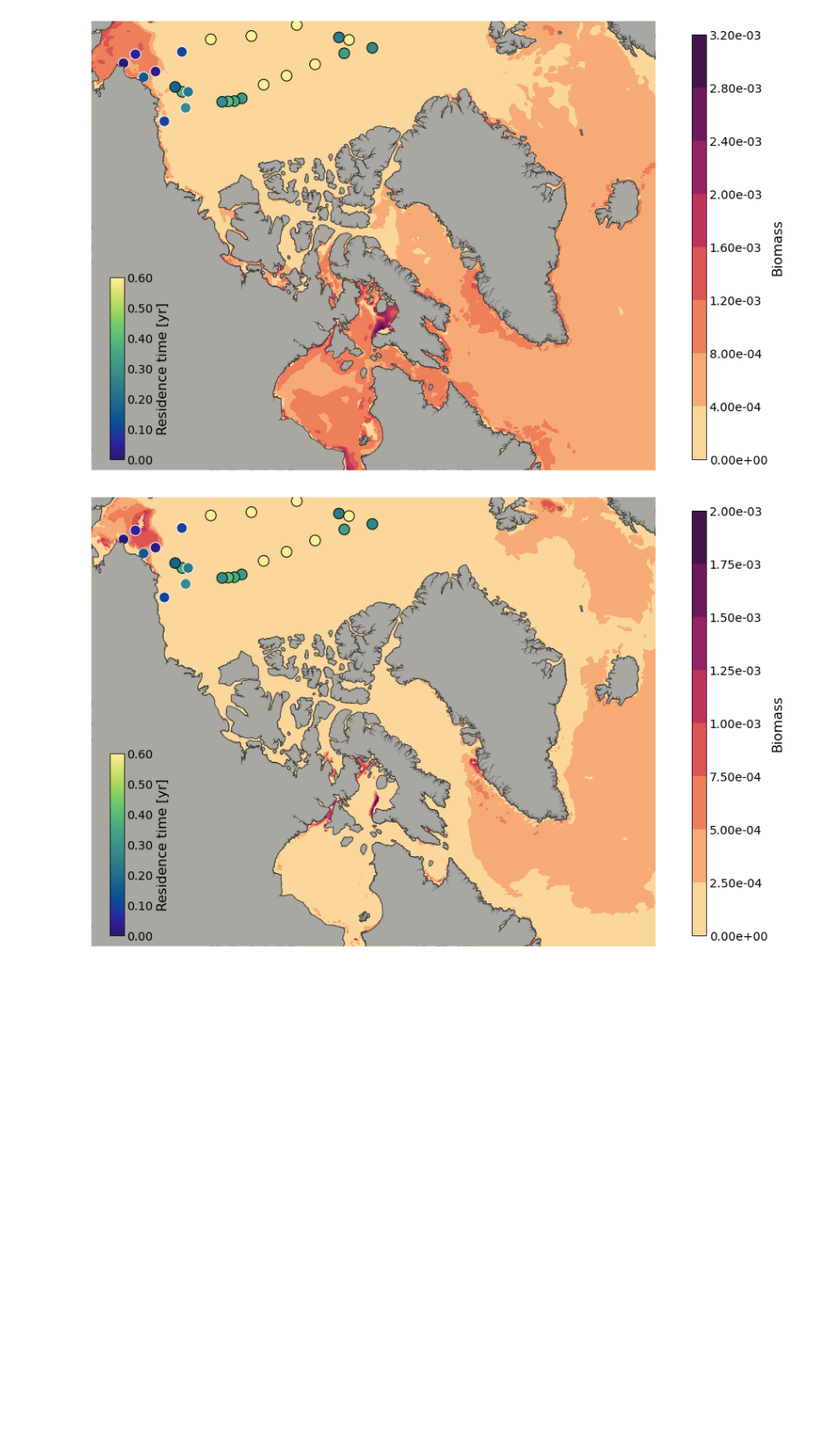
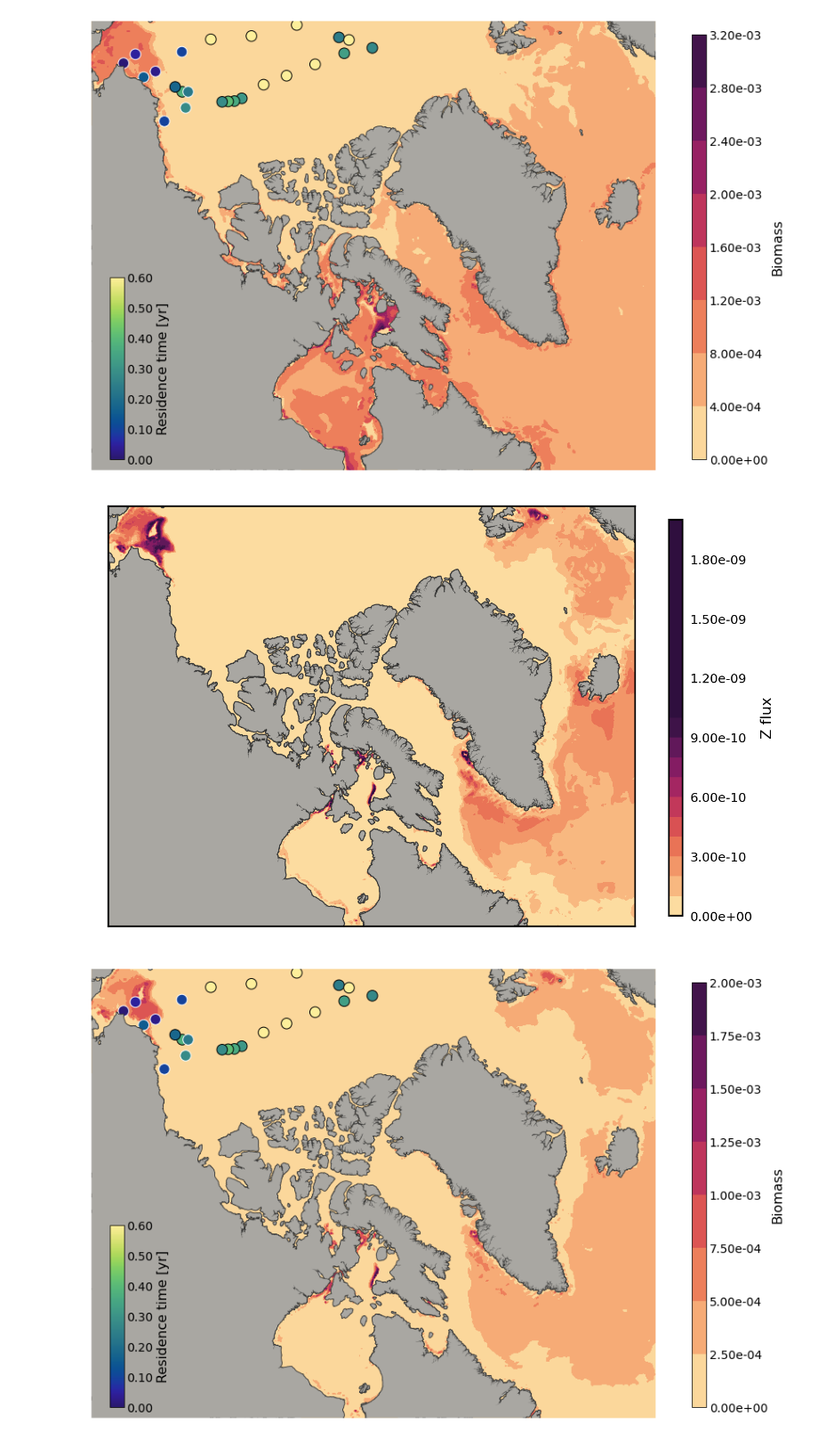
Before and after one commit to UBC-MOAD/analysis-brogalla, a Jupyter notebook: paper3/BLING.ipynb, the cells around one changed output. Shown at 89% size. Saved outputs shown, nothing was run; the diff lists cells and outputs as text; code cells hidden in the pictures; blank space fills up the shorter version.

```diff
--- a/paper3/BLING.ipynb
+++ b/paper3/BLING.ipynb
@@ -81,6 +96,10 @@ plot_slicemap(biomass, 0)
 plot_slicemap(biomass_p, 10)
 # %% [output]
 [figure]
+# %%
+plot_slicemap(zflux, 15)
+# %% [output]
+[figure, added]
 # %%
 plot_slicemap(biomass_p, 15)
 # %% [output]
```
Also changed, not shown: parts of 9 cells of this notebook, 1 other file.
